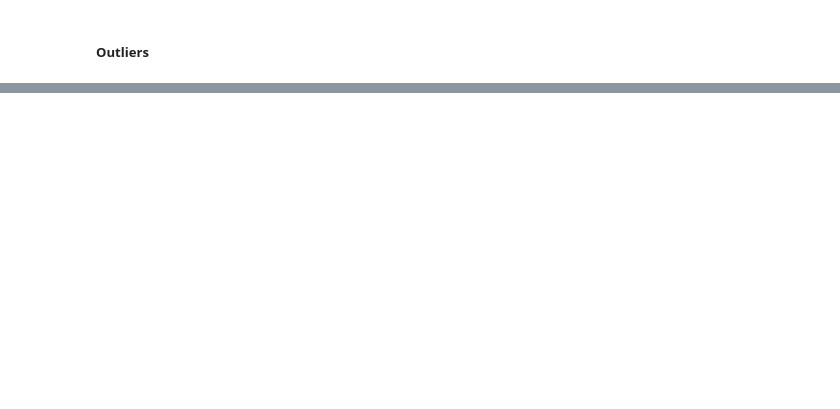
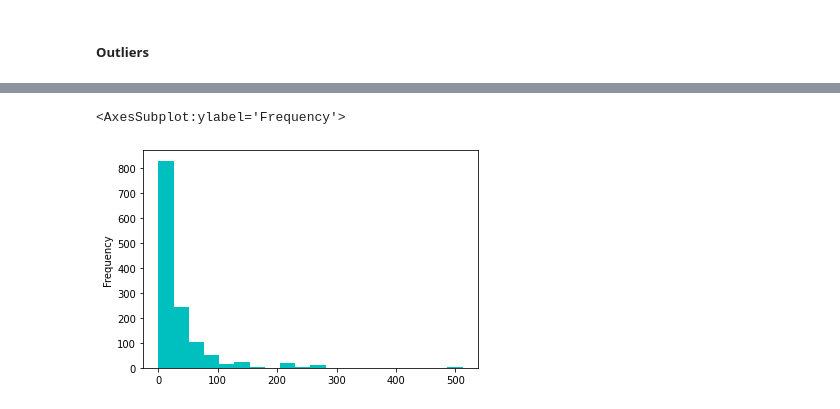
Before and after one commit to avilavate/titanic_disaster, a Jupyter notebook: notebooks/EDA Titanic Disaster Dataset.ipynb, the cells around one changed output, grey strips where cells are left out. Cells and saved outputs as stored; diff of their text form; code cells hidden in the pictures; blank space fills up the shorter version.

Commit message:
added feature engineering and Fare Cat. column

```diff
--- a/notebooks/EDA Titanic Disaster Dataset.ipynb
+++ b/notebooks/EDA Titanic Disaster Dataset.ipynb
@@ -377,0 +409,5 @@ memory usage: 165.2+ KB
+# %%
+df.Fare.plot(kind="hist", color="c", bins=20)
+# %% [output]
+<AxesSubplot:ylabel='Frequency'>
+[figure, added]
```
Also changed, not shown: parts of 13 cells of this notebook, 1 other file.
